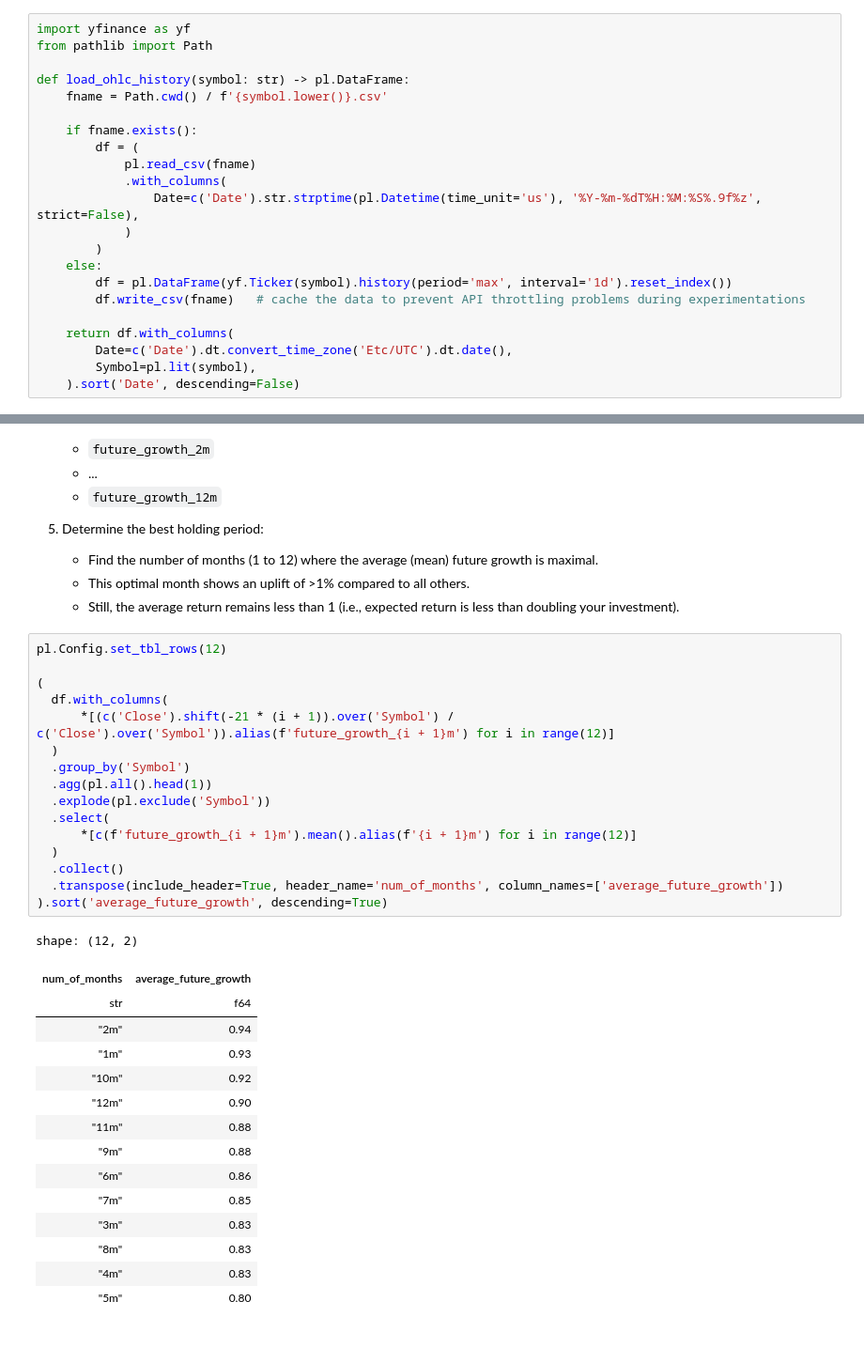
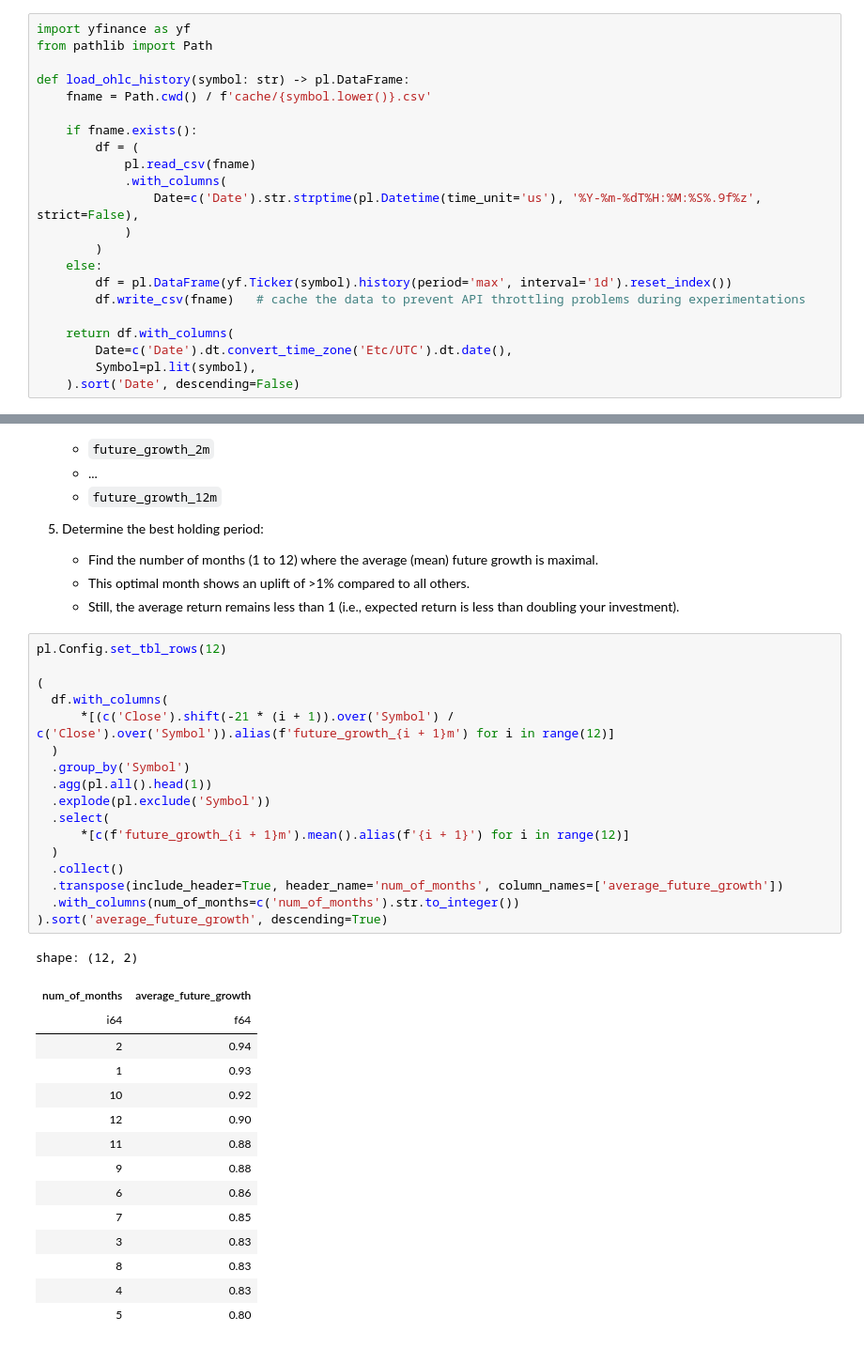
Before and after one commit to shaolang/smaz, a Jupyter notebook: homework2.ipynb, the cells around one changed output, grey strips where cells are left out. Shown at 94% size. Saved outputs shown, nothing was run; the diff lists cells and outputs as text.

```diff
--- a/homework2.ipynb
+++ b/homework2.ipynb
@@ -199,7 +199,7 @@ import yfinance as yf
 from pathlib import Path
 
 def load_ohlc_history(symbol: str) -> pl.DataFrame:
-    fname = Path.cwd() / f'{symbol.lower()}.csv'
+    fname = Path.cwd() / f'cache/{symbol.lower()}.csv'
 
     if fname.exists():
         df = (
@@ -327,32 +327,33 @@ Steps:
 # %%
 pl.Config.set_tbl_rows(12)
 
 (
   df.with_columns(
       *[(c('Close').shift(-21 * (i + 1)).over('Symbol') / c('Close').over('Symbol')).alias(f'future_growth_{i + 1}m') for i in range(12)]
   )
   .group_by('Symbol')
   .agg(pl.all().head(1))
   .explode(pl.exclude('Symbol'))
   .select(
-      *[c(f'future_growth_{i + 1}m').mean().alias(f'{i + 1}m') for i in range(12)]
+      *[c(f'future_growth_{i + 1}m').mean().alias(f'{i + 1}') for i in range(12)]
   )
   .collect()
   .transpose(include_header=True, header_name='num_of_months', column_names=['average_future_growth'])
+  .with_columns(num_of_months=c('num_of_months').str.to_integer())
 ).sort('average_future_growth', descending=True)
 # %% [output]
 shape: (12, 2)
 | num_of_months | average_future_growth |
-| str | f64 |
-| "2m" | 0.94 |
-| "1m" | 0.93 |
-| "10m" | 0.92 |
-| "12m" | 0.90 |
-| "11m" | 0.88 |
-| "9m" | 0.88 |
-| "6m" | 0.86 |
-| "7m" | 0.85 |
-| "3m" | 0.83 |
-| "8m" | 0.83 |
-| "4m" | 0.83 |
-| "5m" | 0.80 |
+| i64 | f64 |
+| 2 | 0.94 |
+| 1 | 0.93 |
+| 10 | 0.92 |
+| 12 | 0.90 |
+| 11 | 0.88 |
+| 9 | 0.88 |
+| 6 | 0.86 |
+| 7 | 0.85 |
+| 3 | 0.83 |
+| 8 | 0.83 |
+| 4 | 0.83 |
+| 5 | 0.80 |
```
Also changed, not shown: parts of 3 cells of this notebook.
